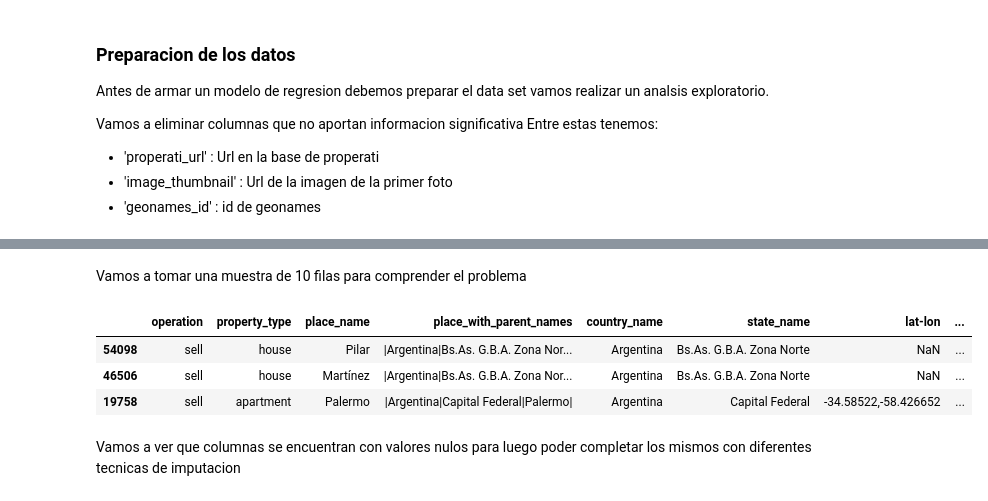
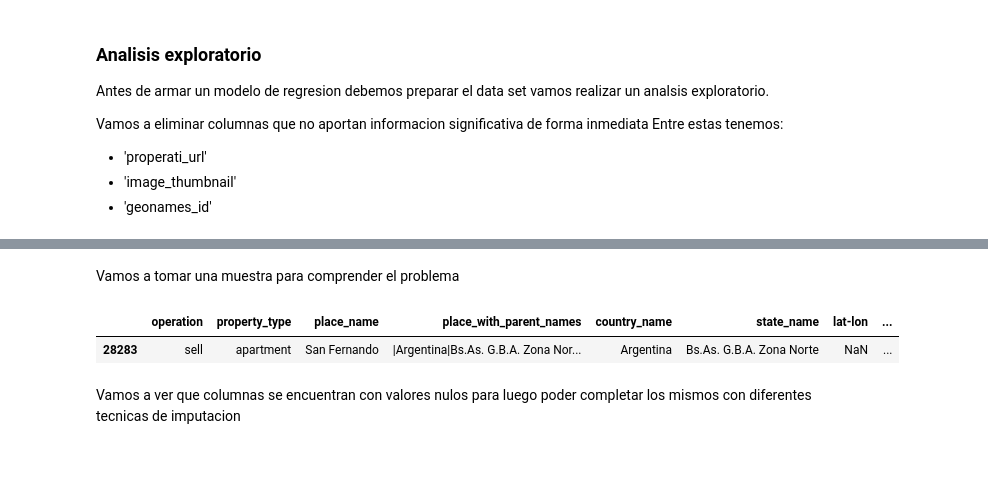
Before and after one commit to naldeco98/data-science-properatti, a Jupyter notebook: solucion.ipynb, the cells around one changed output, grey strips where cells are left out. Drawn from its saved outputs; the diff is of its cells as text; code cells hidden in the pictures; blank space fills up the shorter version.

```diff
--- a/solucion.ipynb
+++ b/solucion.ipynb
@@ -38,0 +1,11 @@ def fillAmountVar(data_row, reg_exp, col_input, col_output, reg_exp_group):
+# %%
+# Preparo entorno de ejecucion
+import pandas as pd
+import numpy as np
+import re
+import plotly.express as px
+# Funciones auxiliares
+from script_aux import *
+# Configuro display de pandas
+pd.set_option('display.max_columns', 500)
+pd.set_option('display.max_colwidth', None)
@@ -39,12 +45,12 @@ def fillAmountVar(data_row, reg_exp, col_input, col_output, reg_exp_group):
 # %% [markdown]
-### Preparacion de los datos
+### Analisis exploratorio
 Antes de armar un modelo de regresion debemos preparar el data set vamos realizar un analsis exploratorio.
 
-Vamos a eliminar columnas que no aportan informacion significativa
+Vamos a eliminar columnas que no aportan informacion significativa de forma inmediata
 Entre estas tenemos:
-- 'properati_url' : Url en la base de properati
-- 'image_thumbnail' : Url de la imagen de la primer foto
-- 'geonames_id' : id de geonames
+- 'properati_url'
+- 'image_thumbnail'
+- 'geonames_id'
 # %%
 
 # Cargo data en data frame
@@ -78,14 +84,12 @@ Columnas restantes:  22
 -> description
 -> title
 # %% [markdown]
-Vamos a tomar una muestra de 10 filas para comprender el problema
+Vamos a tomar una muestra para comprender el problema
 # %%
-df.sample(3)
+df.sample(1)
 # %% [output]
 |  | operation | property_type | place_name | place_with_parent_names | country_name | state_name | lat-lon | ... |
-| 54098 | sell | house | Pilar | |Argentina|Bs.As. G.B.A. Zona Nor... | Argentina | Bs.As. G.B.A. Zona Norte | NaN | ... |
-| 46506 | sell | house | Martínez | |Argentina|Bs.As. G.B.A. Zona Nor... | Argentina | Bs.As. G.B.A. Zona Norte | NaN | ... |
-| 19758 | sell | apartment | Palermo | |Argentina|Capital Federal|Palermo| | Argentina | Capital Federal | -34.58522,-58.426652 | ... |
+| 28283 | sell | apartment | San Fernando | |Argentina|Bs.As. G.B.A. Zona Nor... | Argentina | Bs.As. G.B.A. Zona Norte | NaN | ... |
 # %% [markdown]
 Vamos a ver que columnas se encuentran con valores nulos para luego poder completar los mismos con diferentes tecnicas de imputacion
 # %%
```
Also changed, not shown: parts of 42 cells of this notebook, 2 other files.
